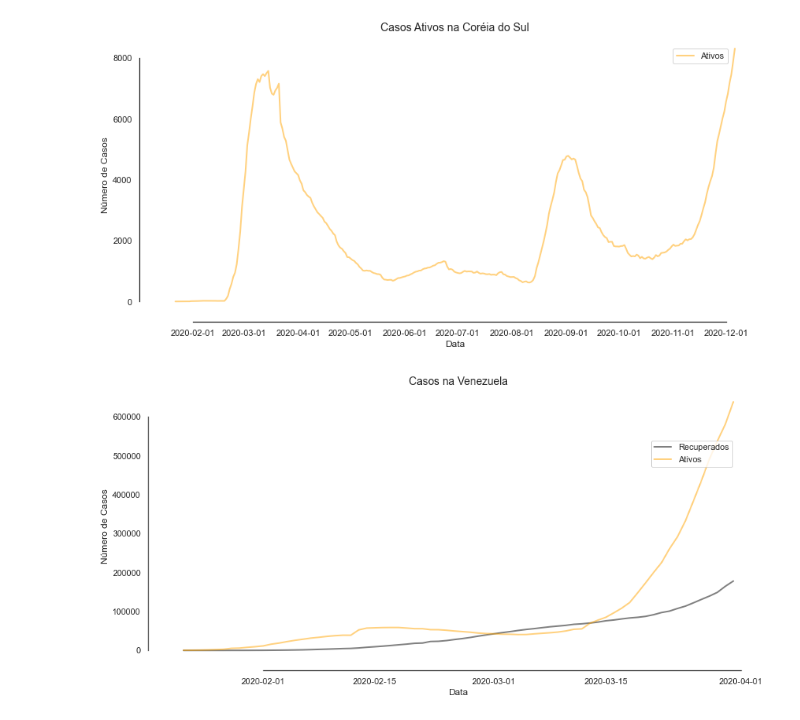
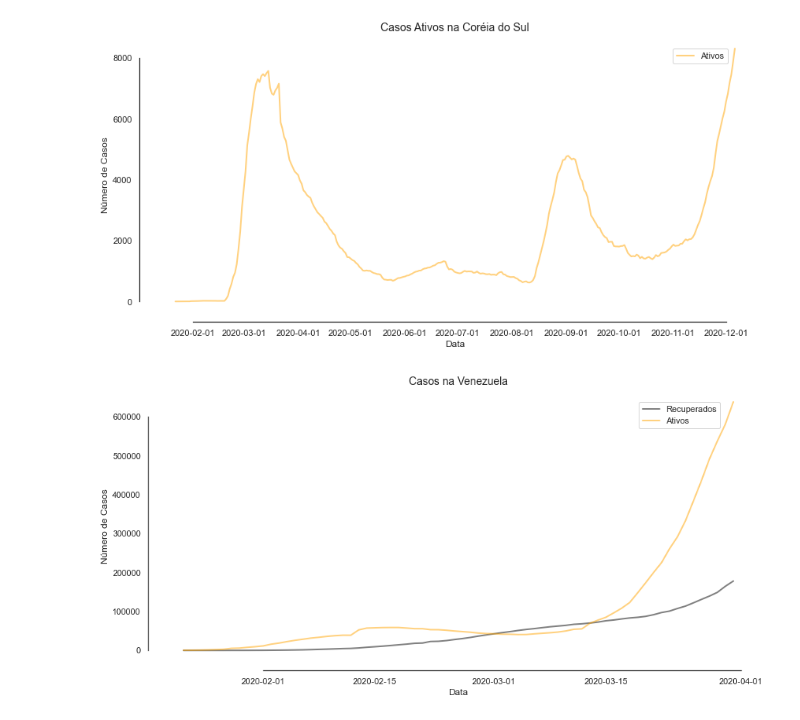
Before and after one commit to igorwrdias/Bootcamp-CienciaDados-IGTI, a Jupyter notebook: Modulo1_Fundamentos/TrabalhoPratico/RepostasTrabalhoPratico.ipynb, the cells around one changed output. Saved outputs shown, nothing was run; the diff lists cells and outputs as text; code cells hidden in the pictures.

```diff
--- a/Modulo1_Fundamentos/TrabalhoPratico/RepostasTrabalhoPratico.ipynb
+++ b/Modulo1_Fundamentos/TrabalhoPratico/RepostasTrabalhoPratico.ipynb
@@ -205,17 +203,17 @@ plt.show()
 # %%
 #Na Venezuela o número de casos recuperados ultrapassa o de ativos pela primeira vez em Março
 #PS.: A resposta correta para o desafio originalmente foi Abril, porém com os dados atualizados isso pode ter sido alterado.
 
 Venezuela = df.query("Country == 'Venezuela'" and "Date < '2020-04-01'")
 Venezuela_Cases = Venezuela.groupby(['Date']).sum().reset_index()
 f, ax = plt.subplots(figsize=(14.0, 6.5))
 sns.lineplot(data=Venezuela_Cases, x="Date", y="Recovered", color='gray', linewidth=2, label="Recuperados")
 sns.lineplot(data=Venezuela_Cases, x="Date", y="Active", color='orange', alpha=0.5, linewidth=2, label="Ativos")
 plt.title('Casos na Venezuela', fontsize=14)
 plt.xlabel('Data')
 plt.ylabel('Número de Casos')
 sns.despine(offset=10, trim=True)
-plt.legend(bbox_to_anchor=(0.0, 0.73, 0.96, 0.1), loc='upper right')
+plt.legend(bbox_to_anchor=(0.0, 0.87, 0.94, 0.1), loc='upper right')
 plt.show()
 # %% [output]
-[figure, old version]
+[figure, new version]
```
Also changed, not shown: parts of 1 cell of this notebook.
